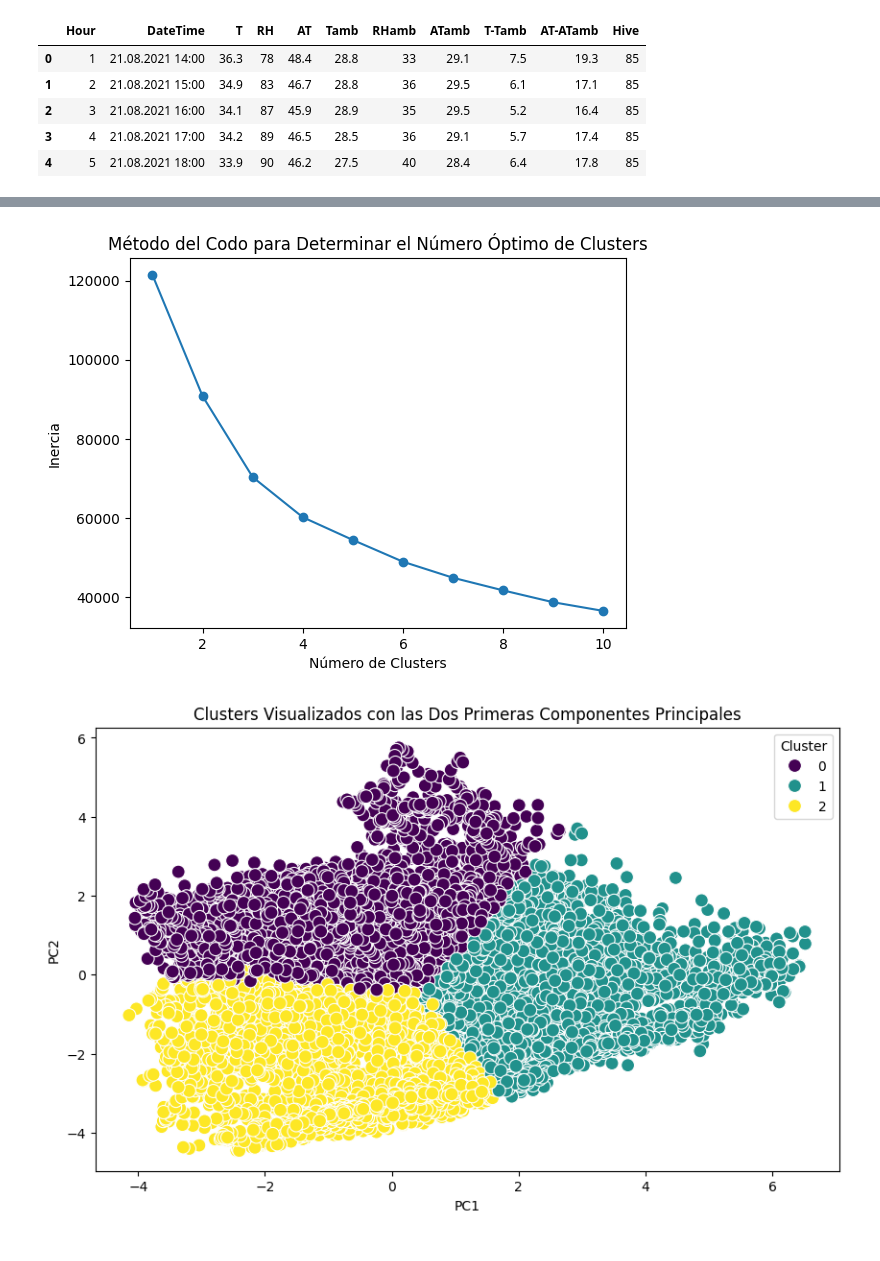
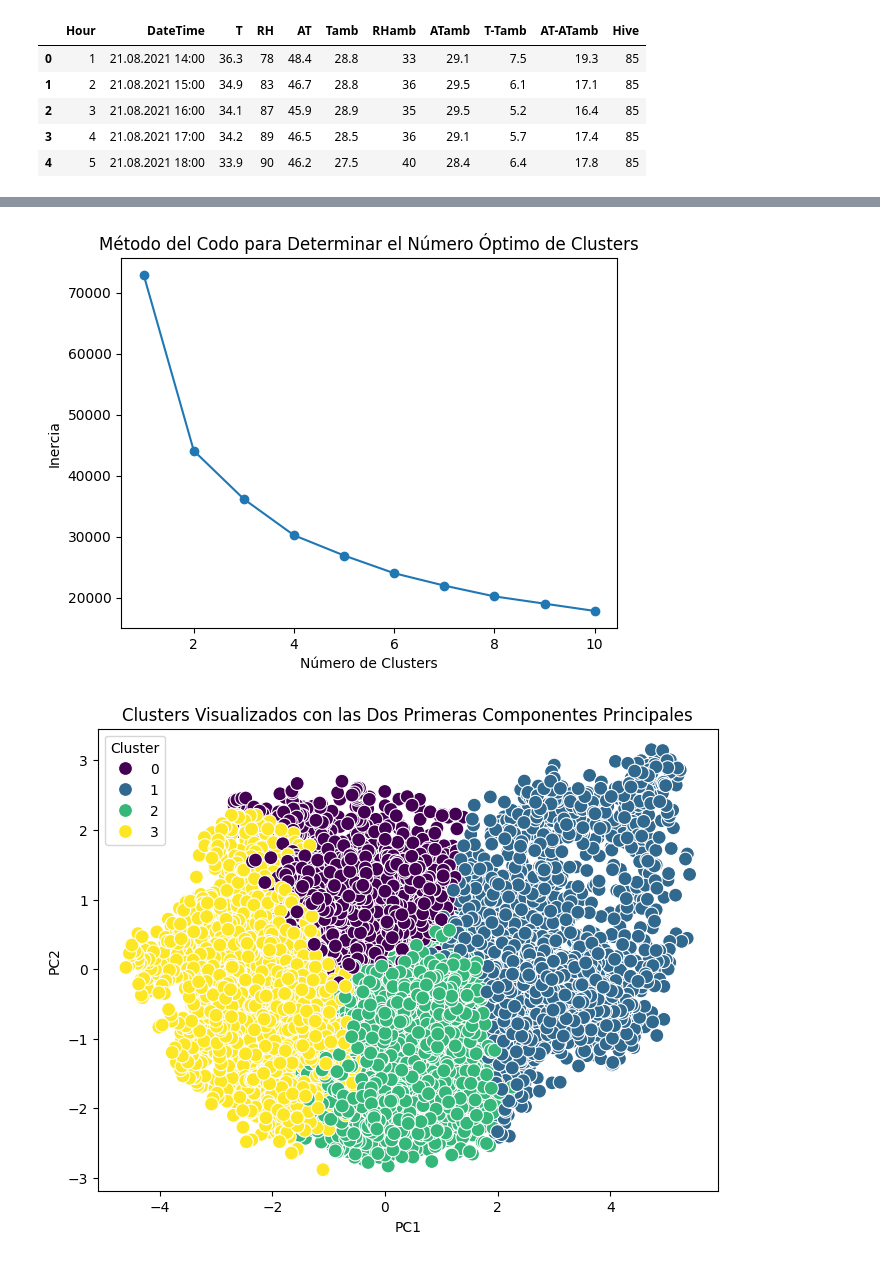
Before and after one commit to Samave02/HoneyTic-, a Jupyter notebook: Beehives/beehives.ipynb, the cells around one changed output, grey strips where cells are left out. Cells and saved outputs as stored; diff of their text form; code cells hidden in the pictures.

```diff
--- a/Beehives/beehives.ipynb
+++ b/Beehives/beehives.ipynb
@@ -165 +145,3 @@ df_hive.head()
+# %%
+df_hive_copy = df_hive.copy()
 # %%
@@ -203,35 +194,35 @@ warnings.filterwarnings("ignore", category=RuntimeWarning, message="divide by ze
 warnings.filterwarnings("ignore", category=RuntimeWarning, message="invalid value encountered in true_divide")
 # %%
 # Columnas numéricas de interés
-columns_of_interest = ['Temp', 'humRel', 'tempApte', 'tempAmbte','humRelAmbte', 'tempApteAmbte', 'difTemp', 'difTempApte', 'Hive']
+columns_of_interest = ['Temp', 'humRel', 'tempApte', 'tempAmbte','humRelAmbte', 'tempApteAmbte']
 
 # Crear una figura con subplots para cada columna y transformación
 num_cols = len(columns_of_interest)
-fig, axs = plt.subplots(num_cols, 4, figsize=(18, 5 * num_cols))
+fig, axs = plt.subplots(num_cols, 4, figsize=(14, 5 * num_cols))
 
 for i, col in enumerate(columns_of_interest):
     # Datos originales
-    sns.histplot(df_hive[col], bins=20, kde=True, ax=axs[i, 0])
+    sns.histplot(df_hive_copy[col], bins=20, kde=True, ax=axs[i, 0])
     axs[i, 0].set_title(f'Distribución original de {col}')
 
     # Raíz cuadrada
-    sqrt_data = np.sqrt(df_hive[col].clip(lower=0))  # Clip para evitar valores negativos
+    sqrt_data = np.sqrt(df_hive_copy[col].clip(lower=0))  # Clip para evitar valores negativos
     sns.histplot(sqrt_data, bins=20, kde=True, ax=axs[i, 1])
     axs[i, 1].set_title(f'Raíz cuadrada de {col}')
 
     # Logaritmo natural
-    log_data = np.log(df_hive[col].replace(0, np.nan).dropna())  # Manejar ceros y valores negativos
+    log_data = np.log(df_hive_copy[col].replace(0, np.nan).dropna())  # Manejar ceros y valores negativos
     sns.histplot(log_data, bins=20, kde=True, ax=axs[i, 2])
     axs[i, 2].set_title(f'Logaritmo natural de {col}')
 
     # Potencia 2
-    power2_data = np.power(df_hive[col], 2)
+    power2_data = np.power(df_hive_copy[col], 2)
     sns.histplot(power2_data, bins=20, kde=True, ax=axs[i, 3])
     axs[i, 3].set_title(f'Potencia 2 de {col}')
 
     # Box-Cox
     # Para Box-Cox, necesitamos que los datos sean estrictamente positivos
-    col_data = df_hive[col]
+    col_data = df_hive_copy[col]
     min_value = col_data.min()
     if min_value <= 0:
         col_data = col_data - min_value + 1  # Shift data to be positive
@@ -265,7 +256,7 @@ plt.show()
 # %%
 # Separar variables categóricas y numéricas
-categorical_vars = df_hive.select_dtypes(include=['object'])
-numerical_vars = df_hive.select_dtypes(include=['float', 'int'])
+categorical_vars = df_hive_copy.select_dtypes(include=['object'])
+numerical_vars = df_hive_copy.select_dtypes(include=['float', 'int'])
 
 print("Variables categóricas:")
 print(categorical_vars.head())
@@ -364,47 +353,43 @@ Name: PC10, dtype: float64
+# %%
+from sklearn.cluster import KMeans
+import warnings
+
+warnings.filterwarnings("ignore", category=FutureWarning)
+warnings.filterwarnings("ignore", category=RuntimeWarning, message="divide by zero encountered in log")
+warnings.filterwarnings("ignore", category=RuntimeWarning, message="invalid value encountered in log")
+warnings.filterwarnings("ignore", category=RuntimeWarning, message="invalid value encountered in true_divide")
+
+# Determinar el número óptimo de clusters usando el método del codo
+inertia = []
+for i in range(1, 11):
+    kmeans = KMeans(n_clusters=i, random_state=42)
+    kmeans.fit(pca_df)
+    inertia.append(kmeans.inertia_)
+
+# Graficar el método del codo
+plt.plot(range(1, 11), inertia, marker='o')
+plt.title('Método del Codo para Determinar el Número Óptimo de Clusters')
+plt.xlabel('Número de Clusters')
+plt.ylabel('Inercia')
+plt.show()
+# %% [output]
+[figure, added]
 # %%
-# prompt: crea un clúster bajo el resultado PCA
-
-from sklearn.cluster import KMeans
-import warnings
-
-warnings.filterwarnings("ignore", category=RuntimeWarning, message="invalid value encountered in true_divide")
-
-# Determinar el número óptimo de clusters usando el método del codo
-inertia = []
-for i in range(1, 11):
-    kmeans = KMeans(n_clusters=i, random_state=42)
-    kmeans.fit(pca_df)
-    inertia.append(kmeans.inertia_)
-
-# Graficar el método del codo
-plt.plot(range(1, 11), inertia, marker='o')
-plt.title('Método del Codo para Determinar el Número Óptimo de Clusters')
-plt.xlabel('Número de Clusters')
-plt.ylabel('Inercia')
-plt.show()
-
 # Basado en el gráfico del codo, elegir el número óptimo de clusters
 # Por ejemplo, si el codo se forma en k=3, entonces:
-optimal_k = 3
+optimal_k = 4
 
 # Aplicar K-means con el número óptimo de clusters
 kmeans = KMeans(n_clusters=optimal_k, random_state=42)
 clusters = kmeans.fit_predict(pca_df)
 
 # Agregar la información de clusters al DataFrame original
 pca_df['Cluster'] = clusters
 
 # Visualizar los clusters (ejemplo usando las dos primeras componentes principales)
-plt.figure(figsize=(10, 6))
+plt.figure(figsize=(8, 6))
 sns.scatterplot(x='PC1', y='PC2', hue='Cluster', data=pca_df, palette='viridis', s=100)
 plt.title('Clusters Visualizados con las Dos Primeras Componentes Principales')
 plt.show()
-
-# Analizar las características de cada cluster
-for i in range(optimal_k):
-    print(f"\nCluster {i}:")
-    cluster_data = pca_df[pca_df['Cluster'] == i]
-    print(cluster_data.describe())
 # %% [output]
-[figure, old version]
+[figure, new version]
-[figure, removed]
```
Also changed, not shown: parts of 30 cells of this notebook.
